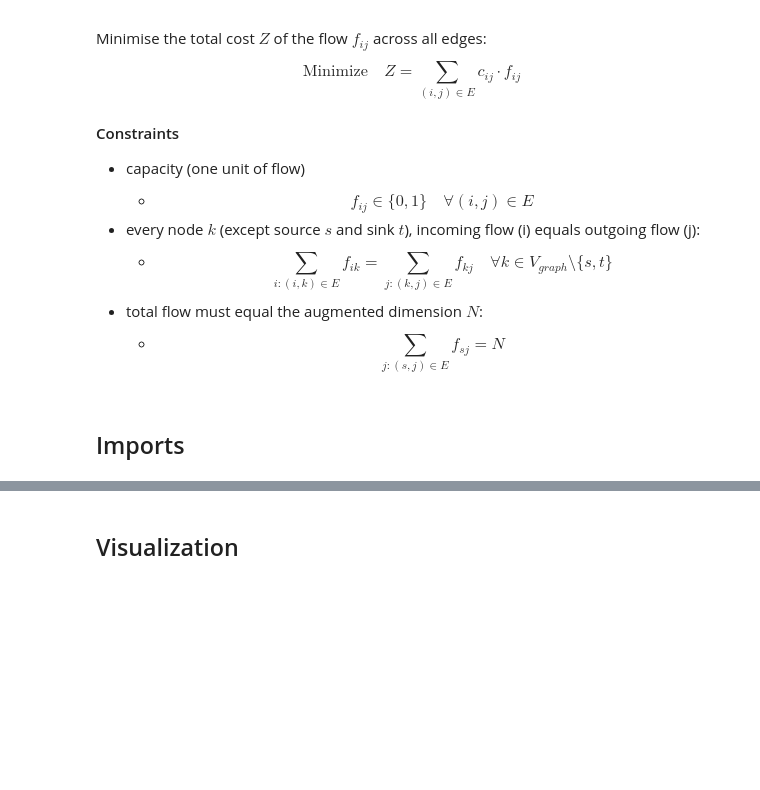
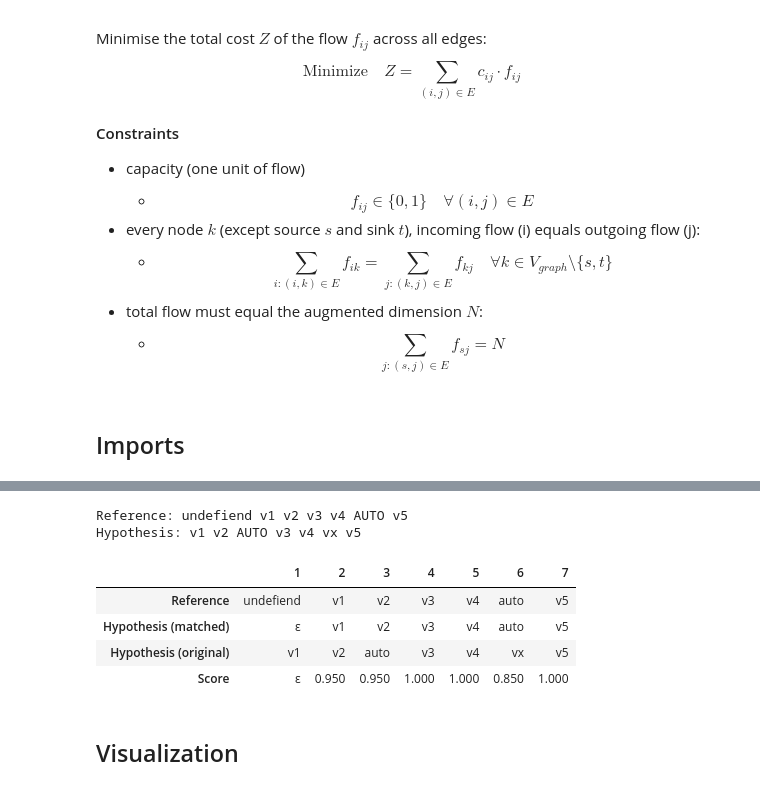
Before and after one commit to michamettler/BA-FS26_ciel_Mettler_Dialektanalyse, a Jupyter notebook: scripts/bipartite-matching.ipynb, the cells around one changed output, grey strips where cells are left out. Drawn from its saved outputs; the diff is of its cells as text; code cells hidden in the pictures; blank space fills up the shorter version.

```diff
--- a/scripts/bipartite-matching.ipynb
+++ b/scripts/bipartite-matching.ipynb
@@ -115,3 +55,70 @@ TypeError: unsupported format string passed to NoneType.__format__
+# %%
+df_synthetic = pd.read_csv(
+    "../transcripts/synthetic/synthetic-dialect-ignorant-transcript.tsv", sep="\t"
+)
+
+row = df_synthetic.iloc[6]
+ref = clean_word(row["sentence"]).split()
+hyp = clean_word(row["transcript"]).split()
+
+print("Reference:", row["sentence"])
+print("Hypothesis:", row["transcript"])
+
+n_r = len(ref)
+n_h = len(hyp)
+N = n_r + n_h
+
+
+config = CalculationParameters(
+    alpha=0.7,
+    lambda_=0.3,
+    use_global_levenshtein_normalization=False,
+    max_sent_len=max(n_r, n_h),
+    max_word_len=max(max(len(w) for w in ref), max(len(w) for w in hyp)),
+)
+
+G = build_bipartite_graph(
+    ref,
+    hyp,
+    calculation_parameters=config,
+)
+matching = solve_matching(G)
+
+# row 1: reference
+ref_row = list(ref)
+
+# row 2: matched hypothesis word per reference position, or epsilon
+hypothesis_row = []
+score_row = []
+for i in range(n_r):
+    ref_word = ref[i]
+    hyp_node = matching[_get_node_name(REFERENCE_PARTITION, i)]
+    hyp_word = G.nodes[hyp_node][ATTR_WORD]
+    score = G.edges[_get_node_name(REFERENCE_PARTITION, i), hyp_node][ATTR_SCORE]
+    hypothesis_row.append(hyp_word)
+    if score is not None:
+        score_row.append(f"{score:.3f}")
+    else:
+        score_row.append("ε")
+
+# row 3: hypothesis in transcribed order
+hyp_row = list(hyp)
+
+# build df
+df_alignment = pd.DataFrame(
+    [ref_row, hypothesis_row, hyp_row, score_row],
+    index=["Reference", "Hypothesis (matched)", "Hypothesis (original)", "Score"],
+)
+df_alignment.columns = range(1, max(n_h, n_r) + 1)
+df_alignment
+# %% [output]
+Reference: undefiend v1 v2 v3 v4 AUTO v5
+Hypothesis: v1 v2 AUTO v3 v4 vx v5
+|  | 1 | 2 | 3 | 4 | 5 | 6 | 7 |
+| Reference | undefiend | v1 | v2 | v3 | v4 | auto | v5 |
+| Hypothesis (matched) | ε | v1 | v2 | v3 | v4 | auto | v5 |
+| Hypothesis (original) | v1 | v2 | auto | v3 | v4 | vx | v5 |
+| Score | ε | 0.950 | 0.950 | 1.000 | 1.000 | 0.850 | 1.000 |
 # %% [markdown]
 ## Visualization
 # %% [markdown]
```
Also changed, not shown: parts of 1 cell of this notebook, 2 other files.
